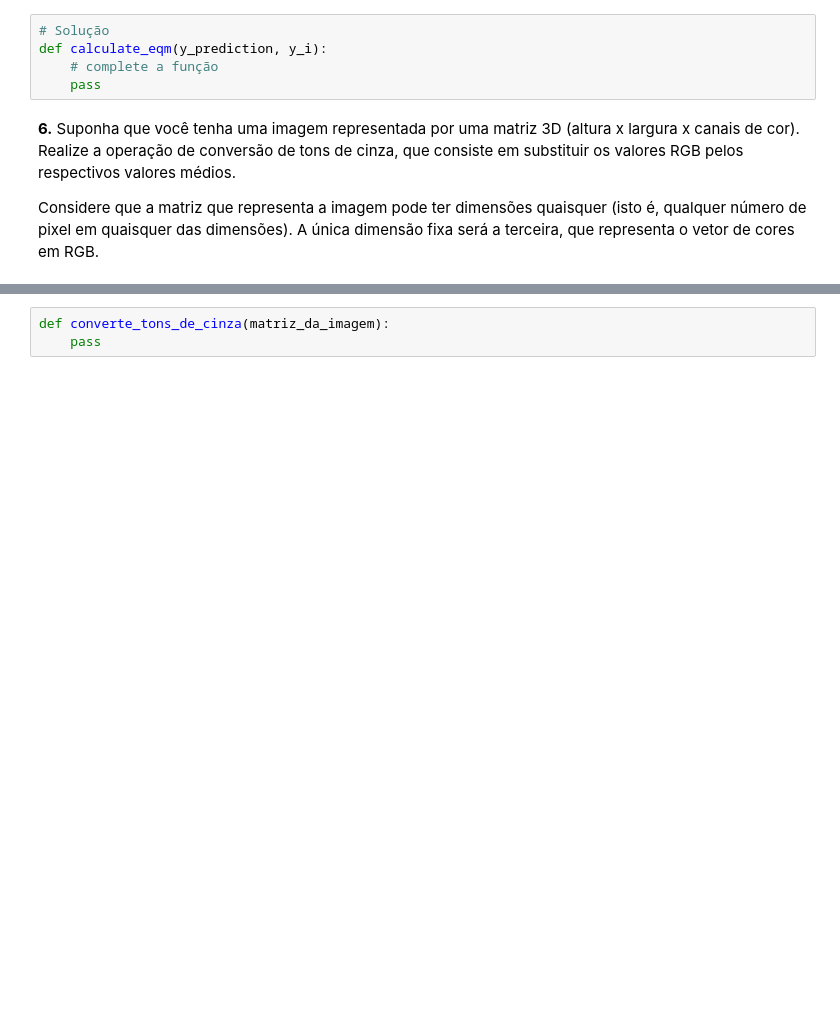
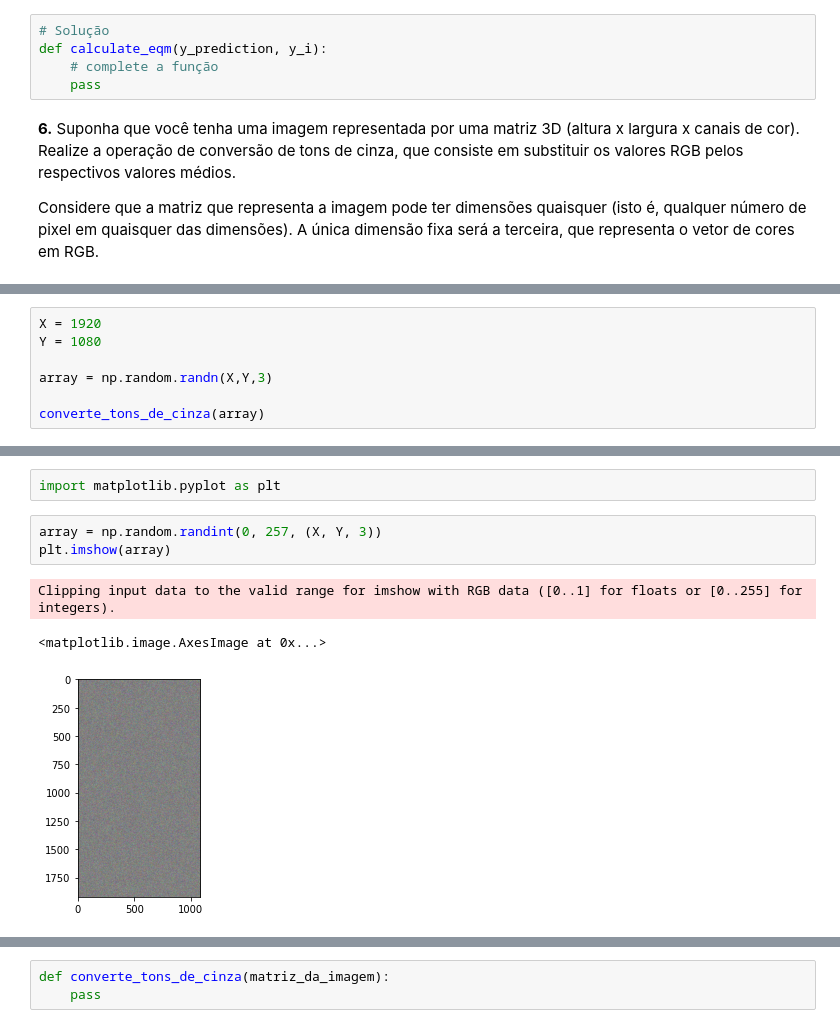
Before and after one commit to iago-mansur/vemsertech_tecnicas_de_programacao_i-_py, a Jupyter notebook: [Aulas 02 e 03] Numpy (Parte II).ipynb, the cells around one changed output, grey strips where cells are left out. Drawn from its saved outputs; the diff is of its cells as text; blank space fills up the shorter version.

```diff
--- a/[Aulas 02 e 03] Numpy (Parte II).ipynb
+++ b/[Aulas 02 e 03] Numpy (Parte II).ipynb
@@ -600,0 +780,7 @@ Considere que a matriz que representa a imagem pode ter dimensões quaisquer (is
+# %%
+X = 1920
+Y = 1080
+
+array = np.random.randn(X,Y,3)
+
+converte_tons_de_cinza(array)
@@ -600,0 +801,9 @@ Considere que a matriz que representa a imagem pode ter dimensões quaisquer (is
+# %%
+import matplotlib.pyplot as plt
+# %%
+array = np.random.randint(0, 257, (X, Y, 3))
+plt.imshow(array)
+# %% [output]
+Clipping input data to the valid range for imshow with RGB data ([0..1] for floats or [0..255] for integers).
+<matplotlib.image.AxesImage at 0x...>
+[figure, added]
```
Also changed, not shown: parts of 44 cells of this notebook, 5 other files.
